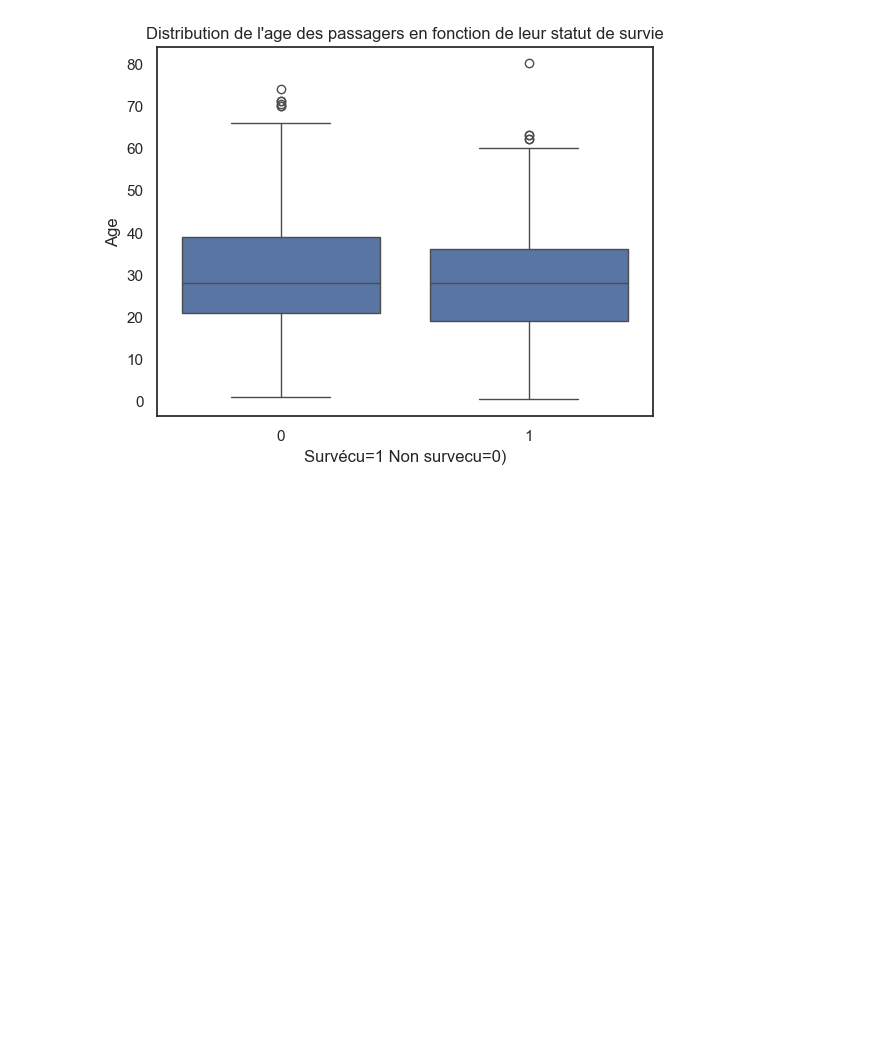
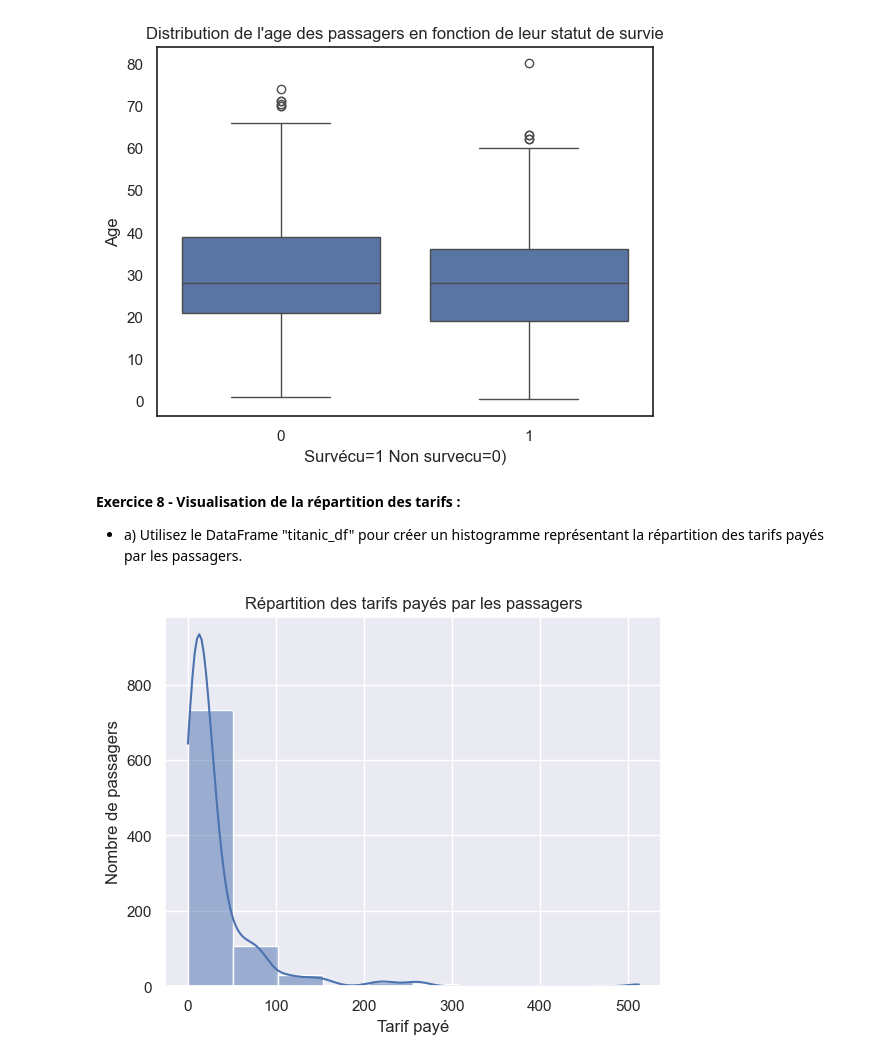
Before and after one commit to timdazayous/InitiationPython, a Jupyter notebook: Seaborn.ipynb, the cells around one changed output. Saved outputs shown, nothing was run; the diff lists cells and outputs as text; code cells hidden in the pictures; blank space fills up the shorter version.

```diff
--- a/Seaborn.ipynb
+++ b/Seaborn.ipynb
@@ -249,3 +249,18 @@ plt.show()
 # Les points isolés → outliers (tarifs exceptionnellement élevés ou faibles)
 # %% [output]
 [figure]
+# %% [markdown]
+**Exercice 8 - Visualisation de la répartition des tarifs :**
+* a) Utilisez le DataFrame "titanic_df" pour créer un histogramme représentant la répartition des tarifs payés par les passagers.
+# %%
+# Version avec dropna() pour supprimer les valeurs vides
+sns.set(style="darkgrid")
+sns.histplot(data=titanic_df, x=titanic_df["Fare"].dropna(), bins=10, kde=True)
+
+plt.title("Répartition des tarifs payés par les passagers")
+plt.xlabel("Tarif payé")
+plt.ylabel("Nombre de passagers")
+
+plt.show()
+# %% [output]
+[figure, added]
```
Also changed, not shown: parts of 2 cells of this notebook.
